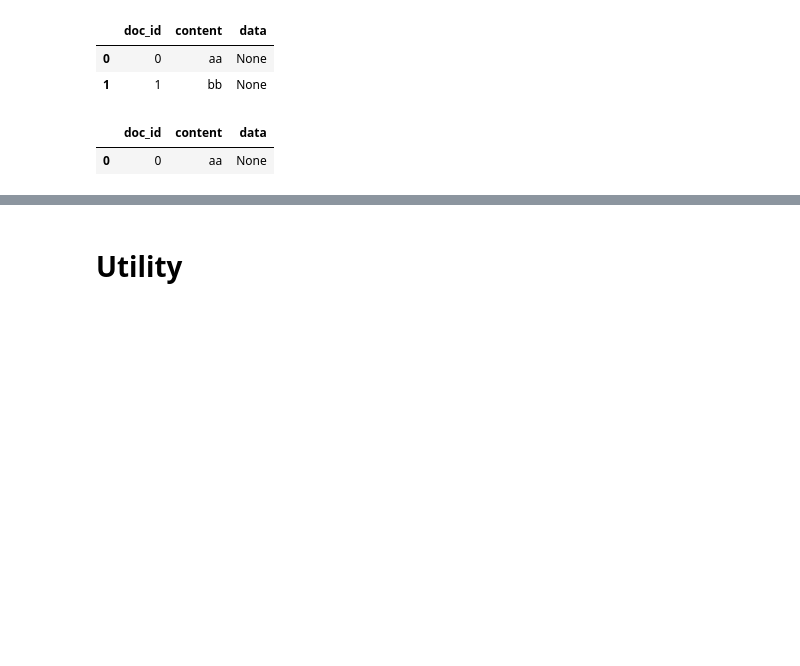
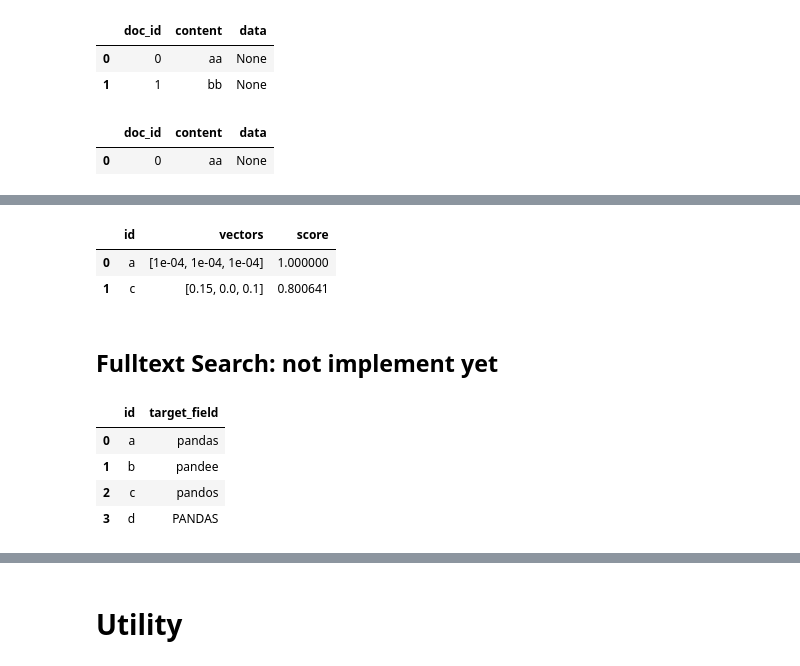
Before and after one commit to datanooblol/broai, a Jupyter notebook: dev.ipynb, the cells around one changed output, grey strips where cells are left out. Drawn from its saved outputs; the diff is of its cells as text; code cells hidden in the pictures; blank space fills up the shorter version.

```diff
--- a/dev.ipynb
+++ b/dev.ipynb
@@ -343,0 +398,8 @@ sm.remove_database(confirm="remove database")
+# %%
+vector = [0.0001,0.0001,0.0001]
+
+vector_search(vector_db, field="vectors", vector=vector, embedding_size=3)
+# %% [output]
+|  | id | vectors | score |
+| 0 | a | [1e-04, 1e-04, 1e-04] | 1.000000 |
+| 1 | c | [0.15, 0.0, 0.1] | 0.800641 |
@@ -343,0 +408,2 @@ sm.remove_database(confirm="remove database")
+# %% [markdown]
+## Fulltext Search: not implement yet
@@ -343,0 +418,13 @@ sm.remove_database(confirm="remove database")
+# %%
+ids = ["a", "b", "c", "d"]
+targets = ["pandas", "pandee", "pandos", "PANDAS"]
+data = ", ".join([f"('{i}', '{t}')" for i, t in zip(ids, targets)])
+
+fulltext_db.add(fields=['id', 'target_field'], data=data)
+fulltext_db.read()
+# %% [output]
+|  | id | target_field |
+| 0 | a | pandas |
+| 1 | b | pandee |
+| 2 | c | pandos |
+| 3 | d | PANDAS |
```
Also changed, not shown: parts of 45 cells of this notebook, 3 other files.
